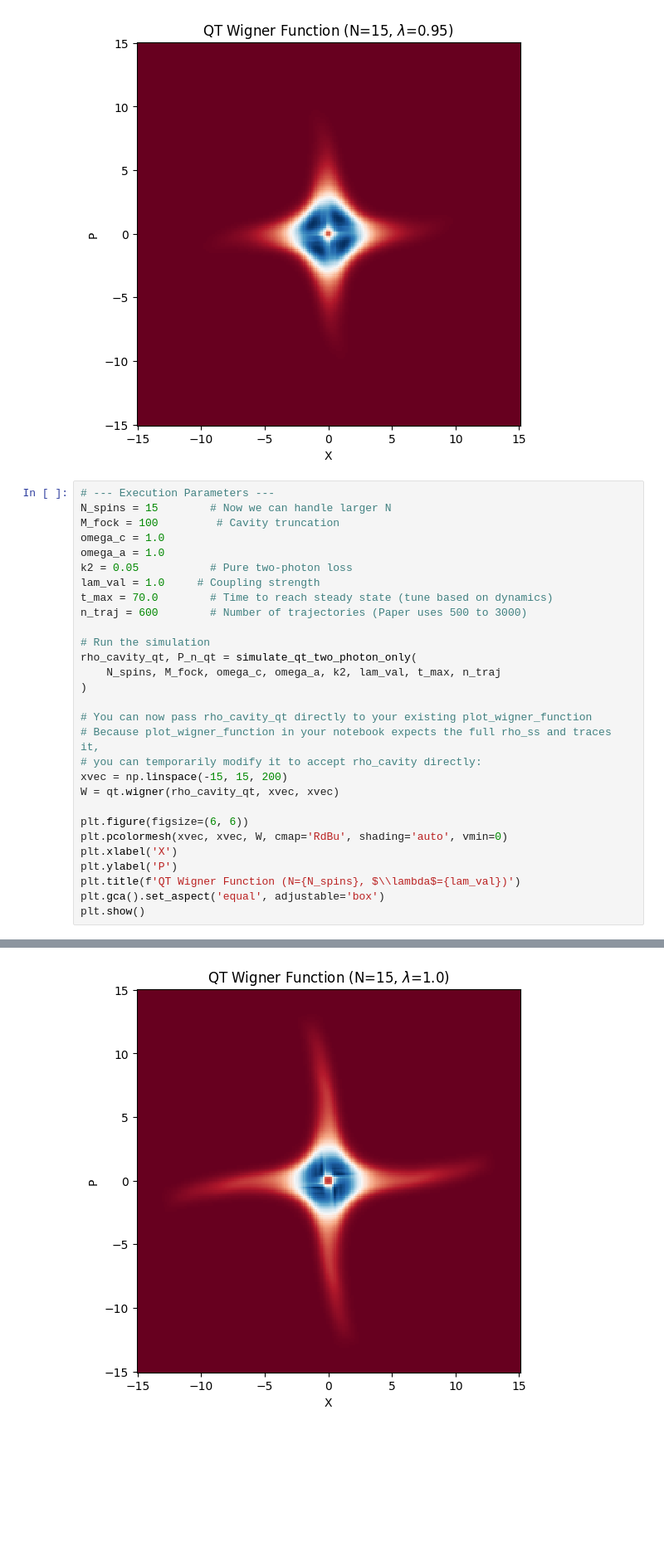
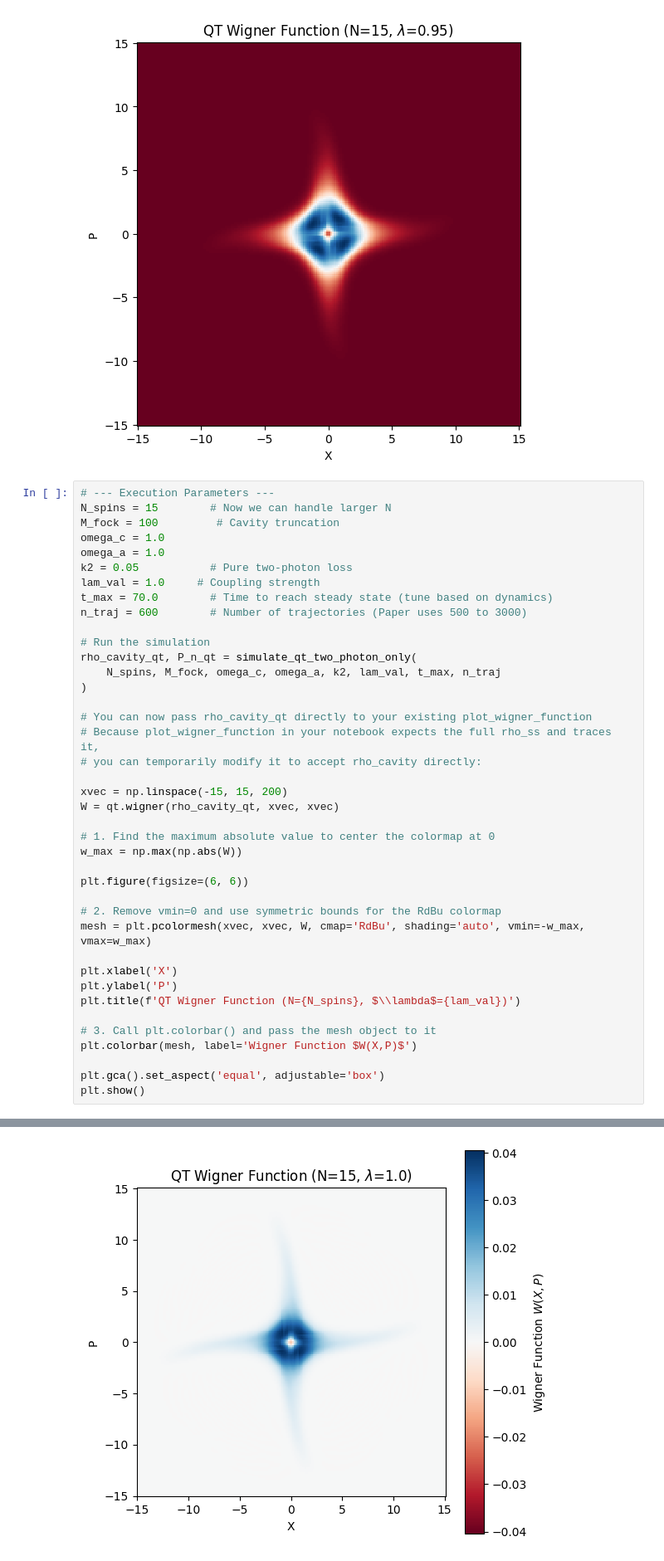
Before and after one commit to IronicOwl/MasterThesisShenanigans, a Jupyter notebook: Lindbladt/tpdt.ipynb, the cells around one changed output, grey strips where cells are left out. Shown at 83% size. Cells and saved outputs as stored; diff of their text form; blank space fills up the shorter version.

```diff
--- a/Lindbladt/tpdt.ipynb
+++ b/Lindbladt/tpdt.ipynb
@@ -470,35 +434,46 @@ rho_cavity_qt, P_n_qt = simulate_qt_two_photon_only(
 )
 
 # You can now pass rho_cavity_qt directly to your existing plot_wigner_function
 # Because plot_wigner_function in your notebook expects the full rho_ss and traces it,
 # you can temporarily modify it to accept rho_cavity directly:
+
 xvec = np.linspace(-15, 15, 200)
 W = qt.wigner(rho_cavity_qt, xvec, xvec)
 
+# 1. Find the maximum absolute value to center the colormap at 0
+w_max = np.max(np.abs(W))
+
 plt.figure(figsize=(6, 6))
-plt.pcolormesh(xvec, xvec, W, cmap='RdBu', shading='auto', vmin=0)
+
+# 2. Remove vmin=0 and use symmetric bounds for the RdBu colormap
+mesh = plt.pcolormesh(xvec, xvec, W, cmap='RdBu', shading='auto', vmin=-w_max, vmax=w_max)
+
 plt.xlabel('X')
 plt.ylabel('P')
 plt.title(f'QT Wigner Function (N={N_spins}, $\\lambda$={lam_val})')
+
+# 3. Call plt.colorbar() and pass the mesh object to it
+plt.colorbar(mesh, label='Wigner Function $W(X,P)$')
+
 plt.gca().set_aspect('equal', adjustable='box')
 plt.show()
 # %% [output]
 Running 600 quantum trajectories...
  Use `options={"progress_bar": False / True / "tqdm" / "enhanced"}`
   warnings.warn(
 Completed 50/600 trajectories
 Completed 100/600 trajectories
 Completed 150/600 trajectories
 Completed 200/600 trajectories
 Completed 250/600 trajectories
 Completed 300/600 trajectories
 Completed 350/600 trajectories
 Completed 400/600 trajectories
 Completed 450/600 trajectories
 Completed 500/600 trajectories
 Completed 550/600 trajectories
 Completed 600/600 trajectories
-[figure, old version]
+[figure, new version]
 # %%
 N_spins = 15        # Now we can handle larger N
 M_fock = 120         # Cavity truncation
```
Also changed, not shown: parts of 9 cells of this notebook, 18 other files.
